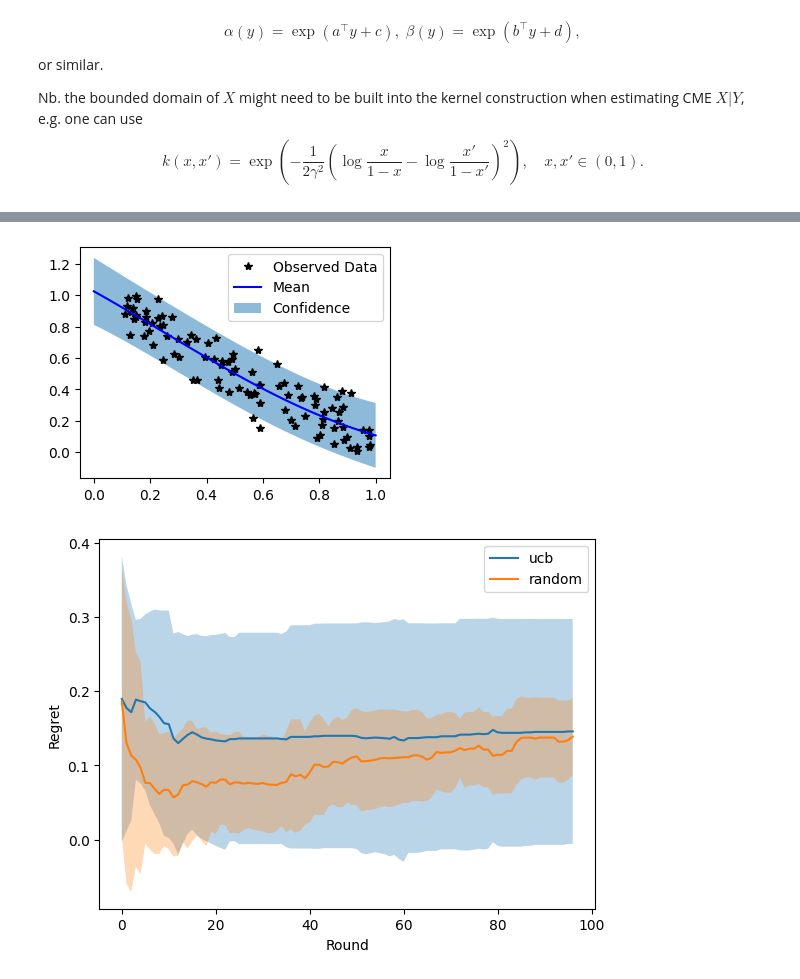
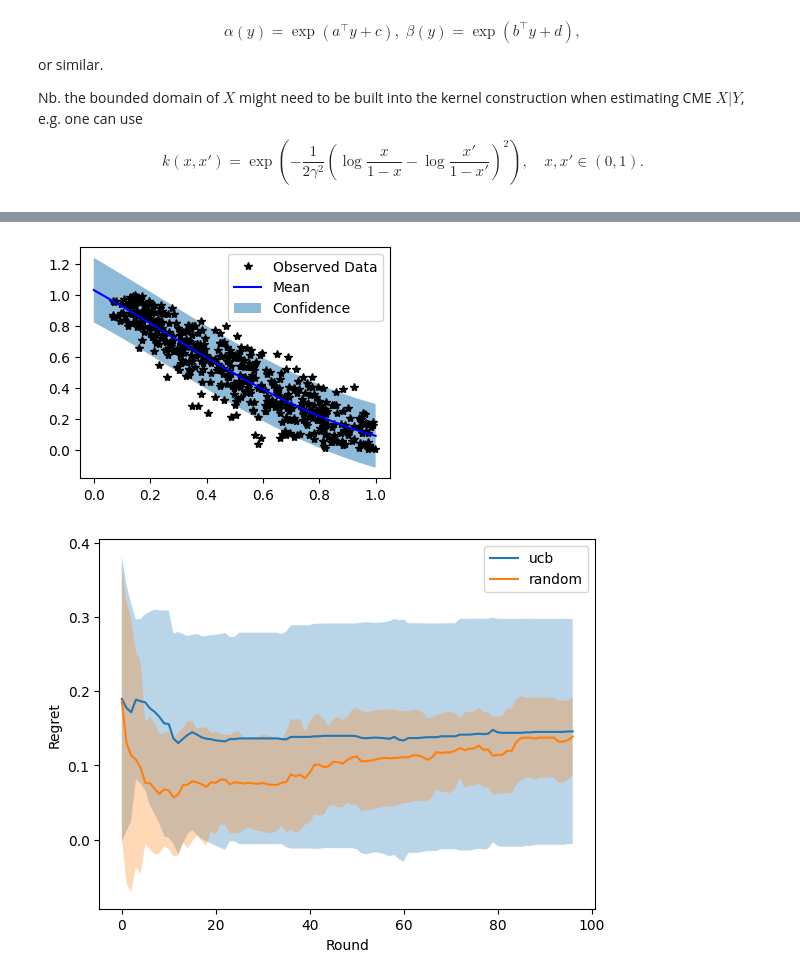
Before and after one commit to Mengyanz/deconditional-downscaling, a Jupyter notebook: simulation.ipynb, the cells around one changed output, grey strips where cells are left out. Saved outputs shown, nothing was run; the diff lists cells and outputs as text; code cells hidden in the pictures.

```diff
--- a/simulation.ipynb
+++ b/simulation.ipynb
@@ -98,6 +99,6 @@ d = 0
 # c = 0
 # d = 1
 # %%
-xs, ys = generate_D1(100,a,b,c,d)
+xs, ys = generate_D1(500,a,b,c,d)
 # %% [output]
 No handles with labels found to put in legend.
@@ -124,16 +125,16 @@ from models import build_model, train_model, predict
 import yaml
 import torch
 
-cdf_dir = 'experiments/swiss_roll/config/exact_cmp_mz.yaml'
+cdf_dir = 'experiments/swiss_roll/config/exact_cmp.yaml'
 # cdf_dir = 'exact_cmp.yaml'
 
 with open(cdf_dir, "r") as f:
     cfg = yaml.safe_load(f)
 
-cfg['model'].update(individuals=torch.tensor(xs),
-                    extended_bags_values=torch.tensor(ys),
-                    bags_values=torch.tensor(ys2),
-                    aggregate_targets=torch.tensor(zs),
+cfg['model'].update(individuals=torch.tensor(xs).float(),
+                    extended_bags_values=torch.tensor(ys).float(),
+                    bags_values=torch.tensor(ys2).float(),
+                    aggregate_targets=torch.tensor(zs).float(),
                     bags_sizes=len(ys))
 model = build_model(cfg['model'])
 # %%
@@ -186,0 +188,2 @@ tensor(0.1742, dtype=torch.float64)
+# %%
+ys = torch.from_numpy(ys).float()
@@ -218,7 +275,7 @@ ys = ys.reshape(-1,)
 
 # initialize likelihood and model
 likelihood = gpytorch.likelihoods.GaussianLikelihood()
-model = ExactGPModel(torch.tensor(xs), torch.tensor(ys), likelihood)
+model = ExactGPModel(torch.tensor(xs).float(), torch.tensor(ys).float(), likelihood)
 training_iter = 50
 
 # Find optimal model hyperparameters
@@ -235,9 +292,9 @@ for i in range(training_iter):
     # Zero gradients from previous iteration
     optimizer.zero_grad()
     # Output from model
-    output = model(torch.tensor(xs))
+    output = model(torch.tensor(xs).float())
     # Calc loss and backprop gradients
-    loss = -mll(output, torch.tensor(ys))
+    loss = -mll(output, torch.tensor(ys).float())
     loss.backward()
     print('Iter %d/%d - Loss: %.3f   lengthscale: %.3f   noise: %.3f' % (
         i + 1, training_iter, loss.item(),
@@ -266,30 +323,30 @@ Iter 50/50 - Loss: -0.748   lengthscale: 1.093   noise: 0.010
 # %%
 # Get into evaluation (predictive posterior) mode
 model.eval()
 likelihood.eval()
 
 # Test points are regularly spaced along [0,1]
 # Make predictions by feeding model through likelihood
 with torch.no_grad(), gpytorch.settings.fast_pred_var():
-    test_x = torch.tensor(np.linspace(0, 1, 100))
+    test_x = torch.tensor(np.linspace(0, 1, 100)).float()
     observed_pred = likelihood(model(test_x))
 
 with torch.no_grad():
     # Initialize plot
     f, ax = plt.subplots(1, 1, figsize=(4, 3))
 
     # Get upper and lower confidence bounds
     lower, upper = observed_pred.confidence_region()
     # Plot training data as black stars
     ax.plot(xs, ys, 'k*')
     # Plot predictive means as blue line
     ax.plot(test_x.numpy(), observed_pred.mean.numpy(), 'b')
     # Shade between the lower and upper confidence bounds
     ax.fill_between(test_x.numpy(), lower.numpy(), upper.numpy(), alpha=0.5)
     # ax.set_ylim([-3, 3])
     ax.legend(['Observed Data', 'Mean', 'Confidence'])
 # %% [output]
-[figure, old version]
+[figure, new version]
 # %%
 def g_oracle(y, sigma=0.01):
     g_value = g(y)
```
Also changed, not shown: parts of 20 cells of this notebook, 2 other files.
